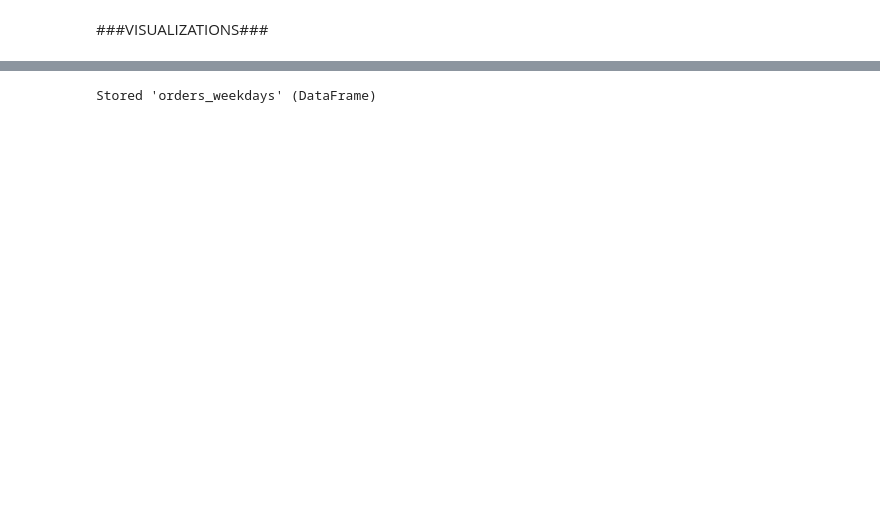
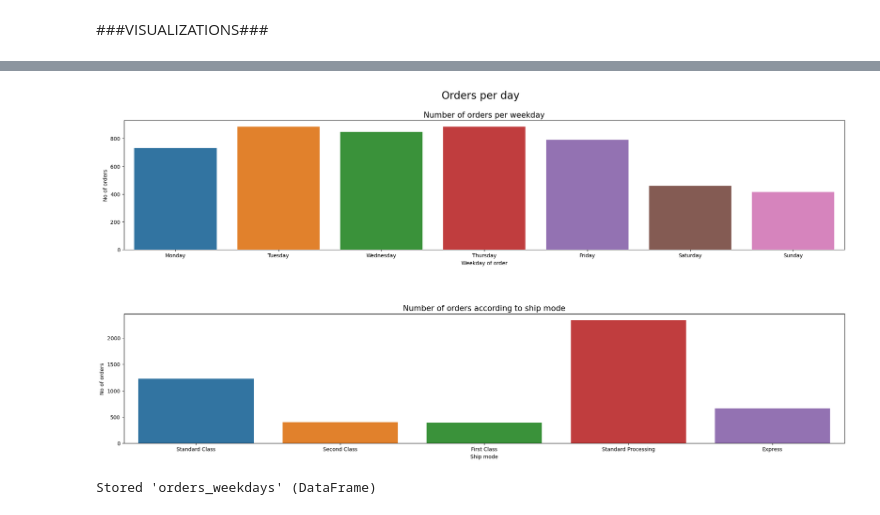
Before and after one commit to GioGonzalez07/EDA_project, a Jupyter notebook: orders_weekdays.ipynb, the cells around one changed output, grey strips where cells are left out. Drawn from its saved outputs; the diff is of its cells as text; code cells hidden in the pictures; blank space fills up the shorter version.

```diff
--- a/orders_weekdays.ipynb
+++ b/orders_weekdays.ipynb
@@ -123,3 +177,25 @@ Name: order_weekend, dtype: int64
+# %%
+#KPI 2: Number of orders differ according to day and ship mode
+fig, ax = plt.subplots(2,1, figsize=(20,10))
+plt.suptitle('Orders per day', fontsize=20)
+fig.tight_layout(h_pad=8)
+plt.subplots_adjust(hspace = .5, wspace = .2, top = .9)
+
+weekday_order = ["Monday", "Tuesday", "Wednesday", "Thursday", "Friday", "Saturday","Sunday"]
+f1 = sns.countplot(x=orders_weekdays['order_day'], ax=ax[0], order=weekday_order) # create countplot
+
+f1.set_ylabel("No of orders", fontsize = 10)
+f1.set_xlabel("Weekday of order", fontsize = 10)
+f1.set_xticklabels(labels=["Monday", "Tuesday", "Wednesday", "Thursday", "Friday", "Saturday", "Sunday"])
+f1.set_title("Number of orders per weekday", fontsize = 15);
+
+f2 = sns.countplot(x=orders_weekdays['ship_mode'], ax=ax[1])
+
+f2.set_ylabel("No of orders", fontsize = 10)
+f2.set_xlabel("Ship mode", fontsize = 10)
+f2.set_title("Number of orders according to ship mode", fontsize = 15);
+# %% [output]
+[figure, added]
 # %%
 %store orders_weekdays
 # %% [output]
```
Also changed, not shown: parts of 9 cells of this notebook, 4 other files.
